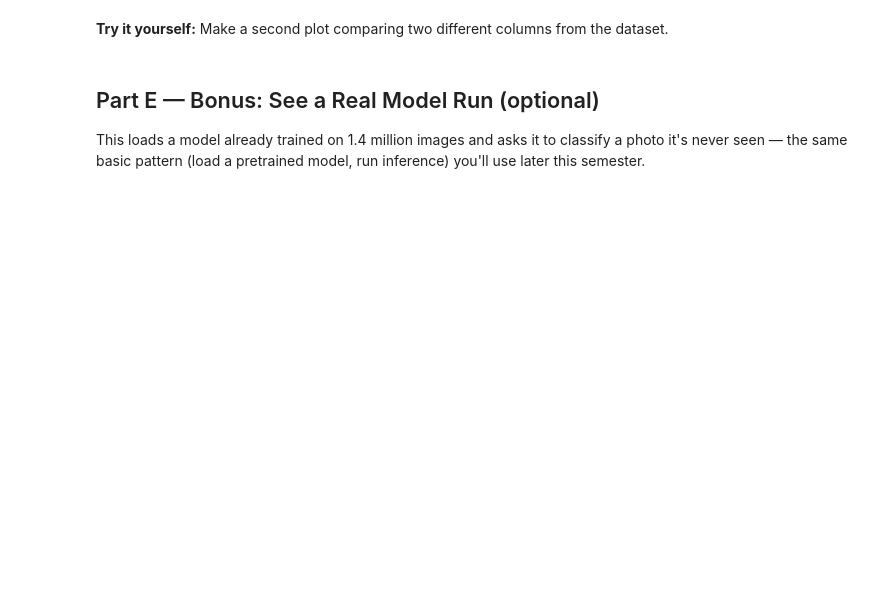
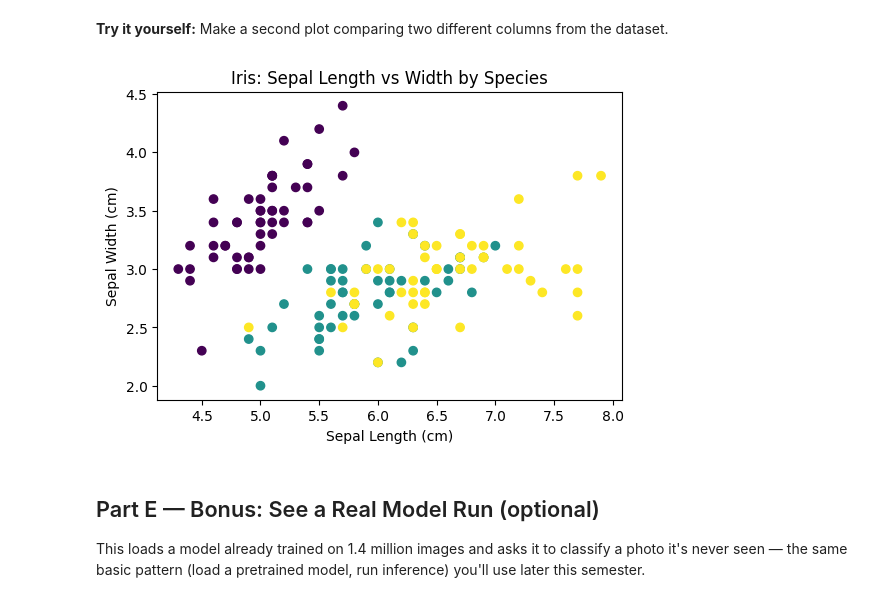
Before and after one commit to evan-kassab/IT480-FA26, a Jupyter notebook: Lab0/hello_deep_learning.ipynb, the cells around one changed output. Drawn from its saved outputs; the diff is of its cells as text; code cells hidden in the pictures; blank space fills up the shorter version.

```diff
--- a/Lab0/hello_deep_learning.ipynb
+++ b/Lab0/hello_deep_learning.ipynb
@@ -111,3 +120,14 @@ plt.show()
+# %%
+# Your code here
+
+plt.figure(figsize=(6,4))
+plt.scatter(df['sepal length (cm)'], df['sepal width (cm)'], c=df['target'])
+plt.xlabel('Sepal Length (cm)')
+plt.ylabel('Sepal Width (cm)')
+plt.title('Iris: Sepal Length vs Width by Species')
+plt.show()
+# %% [output]
+[figure, added]
 # %% [markdown]
 ## Part E — Bonus: See a Real Model Run (optional)
 
```
Also changed, not shown: parts of 5 cells of this notebook.
